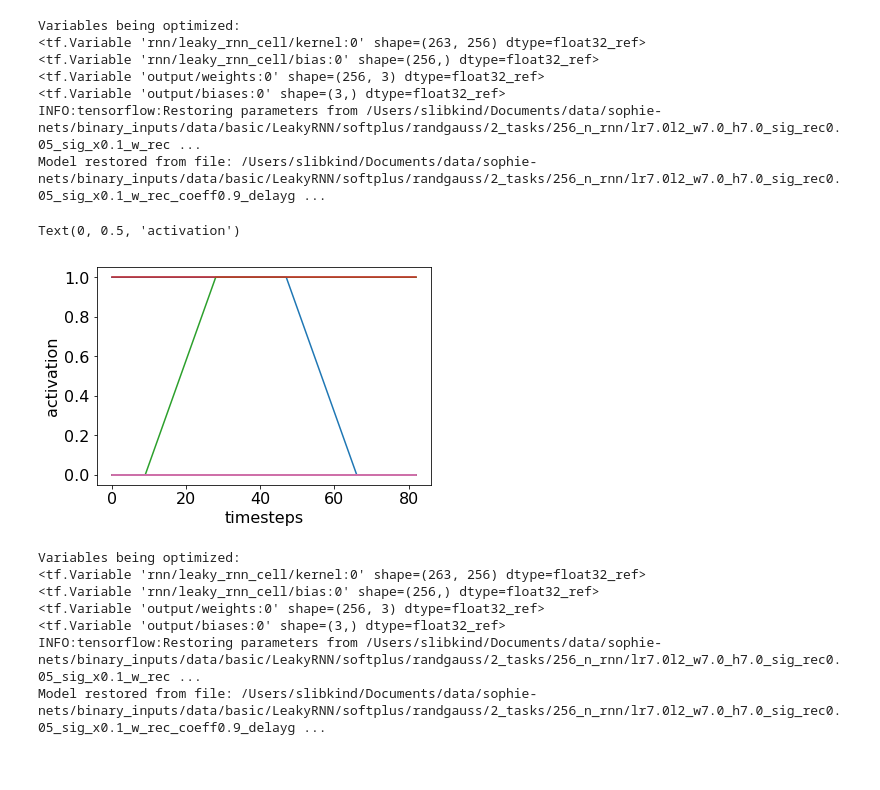
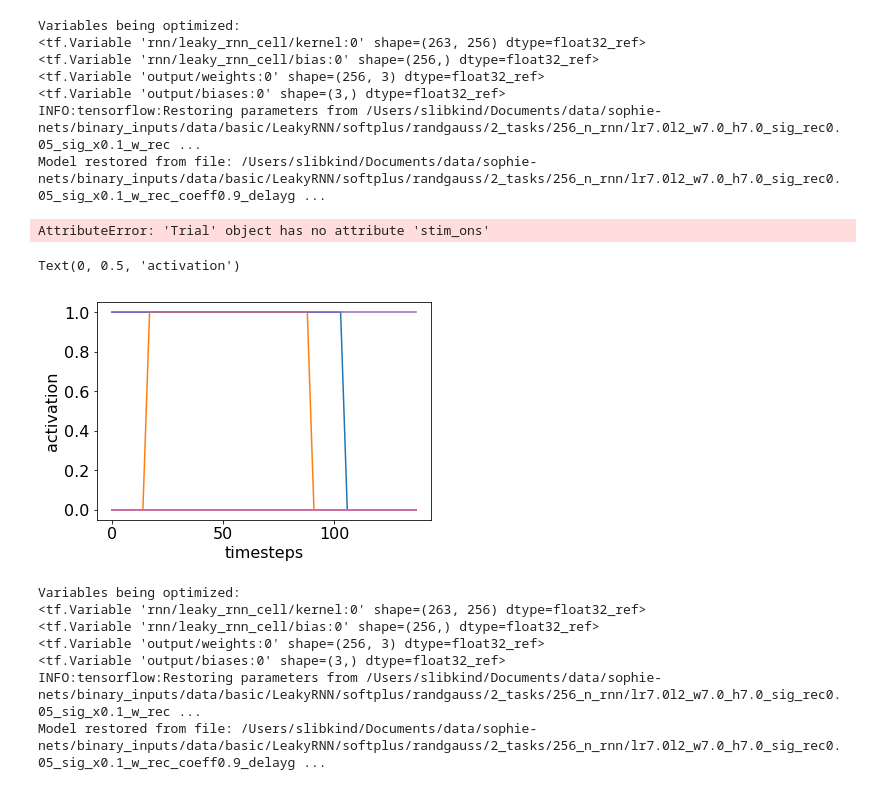
Before and after one commit to lauradriscoll/sophie-nets, a Jupyter notebook: analysis/notebooks/tutorial.ipynb, the cells around one changed output. Drawn from its saved outputs; the diff is of its cells as text; code cells hidden in the pictures.

```diff
--- a/analysis/notebooks/tutorial.ipynb
+++ b/analysis/notebooks/tutorial.ipynb
@@ -83,7 +83,7 @@ plt.legend()
 # %%
 #THIS IS SOME GENERAL CODE THAT WILL GET YOU LOTS OF VARIABLES YOU'LL WANT TO LOOK AT
 
-rule = 'fdgo' # SET A PARTICULAR TASK OF INTEREST
+rule = 'delaygo' # SET A PARTICULAR TASK OF INTEREST
 
 model = Model(m)
 with tf.Session() as sess:
@@ -91,7 +91,7 @@ with tf.Session() as sess:
     var_list = model.var_list # variables learned over training
     params = [sess.run(var) for var in var_list]
     hparams = model.hp
-    trial = generate_trials(rule, hparams, mode='random', noise_on=False,batch_size = 200)
+    trial = generate_trials(rule, hparams, mode='random', noise_on=False, smooth_on = True, batch_size = 200)
     feed_dict = tools.gen_feed_dict(model, trial, hparams)
     h, y_hat = sess.run([model.h, model.y_hat], feed_dict=feed_dict) #HIDDEN STATE, OUTPUT (n_TIME, n_TRIAL, n_UNIT)
 # %% [output]
@@ -102,17 +102,21 @@ Variables being optimized:
 <tf.Variable 'output/biases:0' shape=(3,) dtype=float32_ref>
 INFO:tensorflow:Restoring parameters from /Users/slibkind/Documents/data/sophie-nets/binary_inputs/data/basic/LeakyRNN/softplus/randgauss/2_tasks/256_n_rnn/lr7.0l2_w7.0_h7.0_sig_rec0.05_sig_x0.1_w_rec ...
 Model restored from file: /Users/slibkind/Documents/data/sophie-nets/binary_inputs/data/basic/LeakyRNN/softplus/randgauss/2_tasks/256_n_rnn/lr7.0l2_w7.0_h7.0_sig_rec0.05_sig_x0.1_w_rec_coeff0.9_delayg ...
+# %%
+trial.stim_ons
+# %% [output]
+AttributeError: 'Trial' object has no attribute 'stim_ons'
 # %%
-ti = 50 #trial number
+ti = 3 #trial number
 ui = range(20) #unit number
 
 # activity of single units through time
-plt.plot(trial.x[:,2,:]) # time x trials x units
+plt.plot(trial.x[:,1,:]) # time x trials x units
 plt.xlabel('timesteps')
 plt.ylabel('activation')
 # %% [output]
 Text(0, 0.5, 'activation')
-[figure, old version]
+[figure, new version]
 # %%
 model = Model(m)
 with tf.Session() as sess:
```
Also changed, not shown: parts of 4 cells of this notebook, 27 other files.
